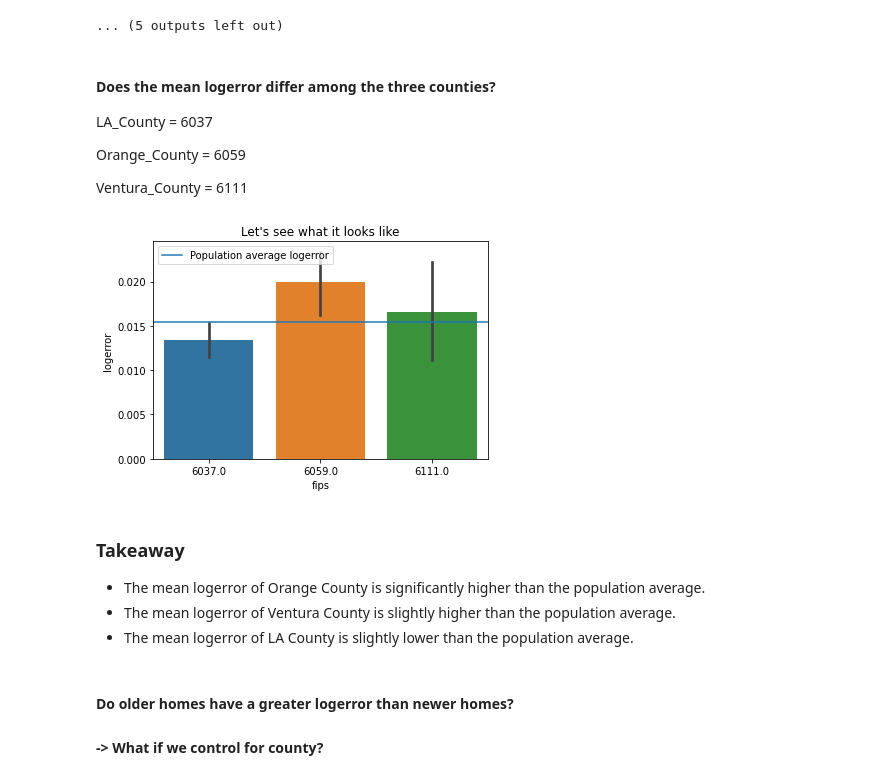
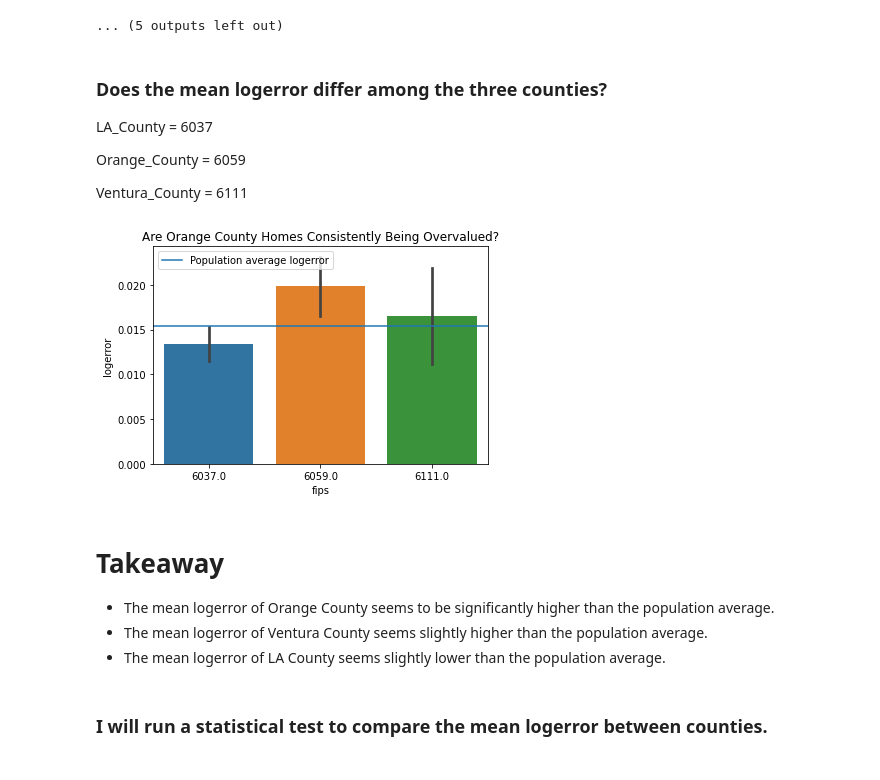
Before and after one commit to TeamOneCluster/ClusterProject, a Jupyter notebook: bts-explore.ipynb, the cells around one changed output. Drawn from its saved outputs; the diff is of its cells as text; code cells hidden in the pictures.

Commit message:
Updating Cluster Project workflow. Conducted additional statistical tests. Will move on to feature engineering after lunch.

```diff
--- a/bts-explore.ipynb
+++ b/bts-explore.ipynb
@@ -649,26 +670,25 @@ for col in train.columns:
 [figure]
 ... (5 outputs left out)
 # %% [markdown]
-#### Does the mean logerror differ among the three counties?
+### Does the mean logerror differ among the three counties?
 LA_County = 6037
 
 Orange_County = 6059
 
 Ventura_County = 6111
 # %%
-plt.title("Let's see what it looks like")
+plt.title("Are Orange County Homes Consistently Being Overvalued?")
 sns.barplot(x="fips", y="logerror", data=train)
 population_logerror_mean = train.logerror.mean()
 plt.axhline(population_logerror_mean, label="Population average logerror")
 plt.legend()
 plt.show()
 # %% [output]
-[figure, old version]
+[figure, new version]
 # %% [markdown]
-### Takeaway
-* The mean logerror of Orange County is significantly higher than the population average.
-* The mean logerror of Ventura County is slightly higher than the population average.
-* The mean logerror of LA County is slightly lower than the population average.
+# Takeaway
+* The mean logerror of Orange County seems to be significantly higher than the population average.
+* The mean logerror of Ventura County seems slightly higher than the population average.
+* The mean logerror of LA County seems slightly lower than the population average.
-# %% [markdown]
-#### Do older homes have a greater logerror than newer homes?
-####     -> What if we control for county?
+# %% [markdown]
+### I will run a statistical test to compare the mean logerror between counties.
```
Also changed, not shown: parts of 37 cells of this notebook.
